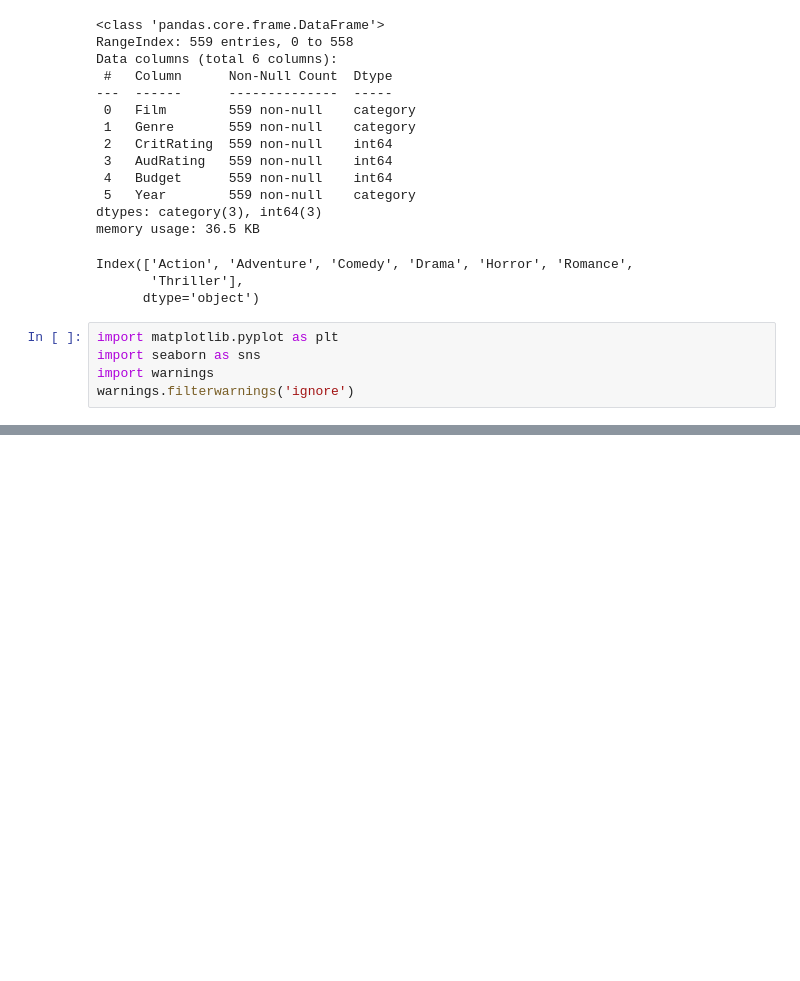
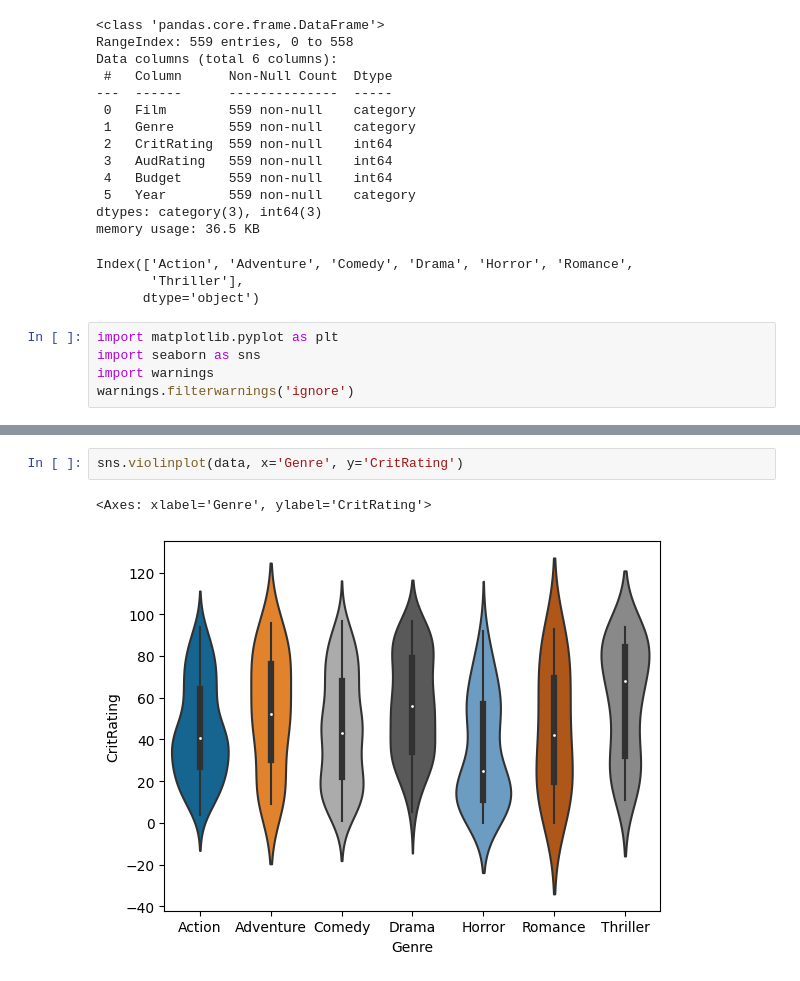
Before and after one commit to rmc3408/python, a Jupyter notebook: data-science/python-A-Z/visualizations.ipynb, the cells around one changed output, grey strips where cells are left out. Drawn from its saved outputs; the diff is of its cells as text; blank space fills up the shorter version.

```diff
--- a/data-science/python-A-Z/visualizations.ipynb
+++ b/data-science/python-A-Z/visualizations.ipynb
@@ -100,0 +140,5 @@ plt.hist(action_drama_budget, stacked=True, bins=15)
+# %%
+sns.violinplot(data, x='Genre', y='CritRating')
+# %% [output]
+<Axes: xlabel='Genre', ylabel='CritRating'>
+[figure, added]
```
Also changed, not shown: parts of 8 cells of this notebook.
